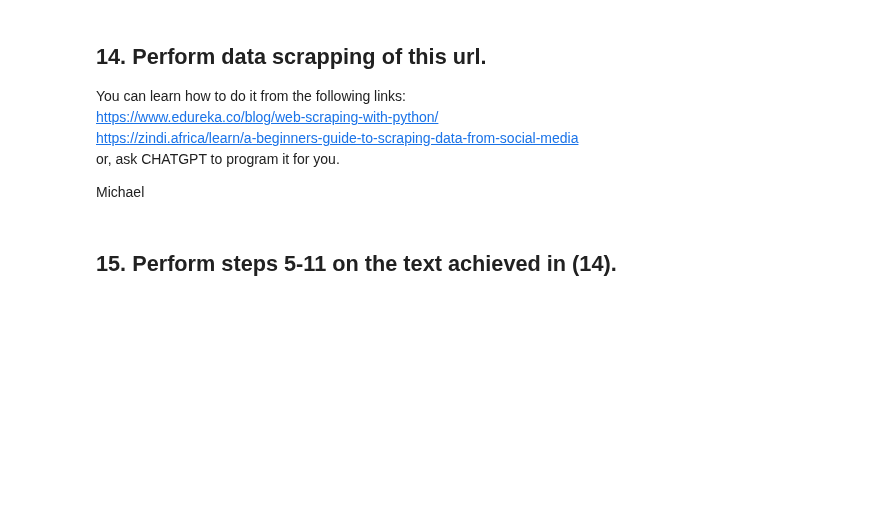
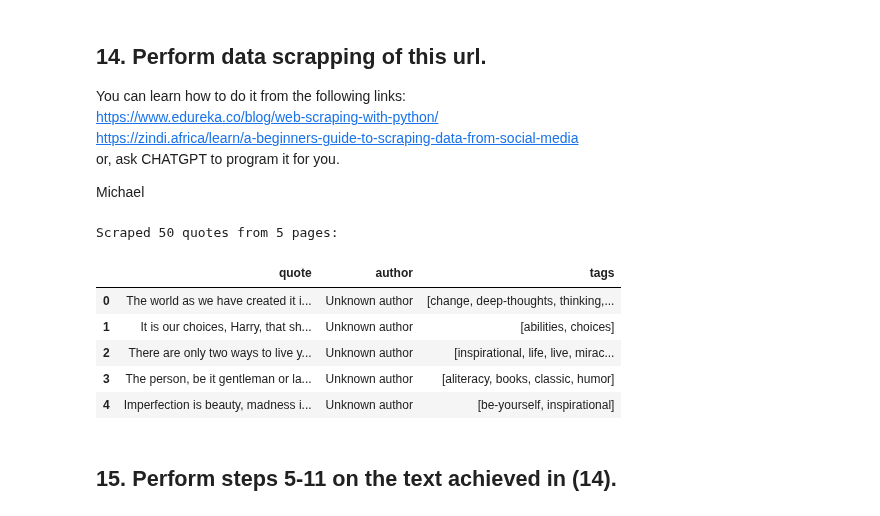
Before and after one commit to vodkolav/DSlab1, a Jupyter notebook: NLP/Assignment1.ipynb, the cells around one changed output. Cells and saved outputs as stored; diff of their text form; code cells hidden in the pictures; blank space fills up the shorter version.

```diff
--- a/NLP/Assignment1.ipynb
+++ b/NLP/Assignment1.ipynb
@@ -451,2 +719,20 @@ Michael
+# %%
+BASE_URL = "https://quotes.toscrape.com"
+NUM_PAGES = 5  # Number of pages to scrape
+data = scrape_quotes_comments(BASE_URL, NUM_PAGES)
+
+print(f"Scraped {len(data)} quotes from {NUM_PAGES} pages")
+# %% [output]
+Scraped 50 quotes from 5 pages:
+# %%
+quotes = pd.DataFrame(data)
+quotes.head()
+# %% [output]
+|  | quote | author | tags |
+| 0 | The world as we have created it i... | Unknown author | [change, deep-thoughts, thinking,... |
+| 1 | It is our choices, Harry, that sh... | Unknown author | [abilities, choices] |
+| 2 | There are only two ways to live y... | Unknown author | [inspirational, life, live, mirac... |
+| 3 | The person, be it gentleman or la... | Unknown author | [aliteracy, books, classic, humor] |
+| 4 | Imperfection is beauty, madness i... | Unknown author | [be-yourself, inspirational] |
 # %% [markdown]
 ## 15. Perform steps 5-11 on the text achieved in (14).
```
Also changed, not shown: parts of 39 cells of this notebook, 3 other files.
